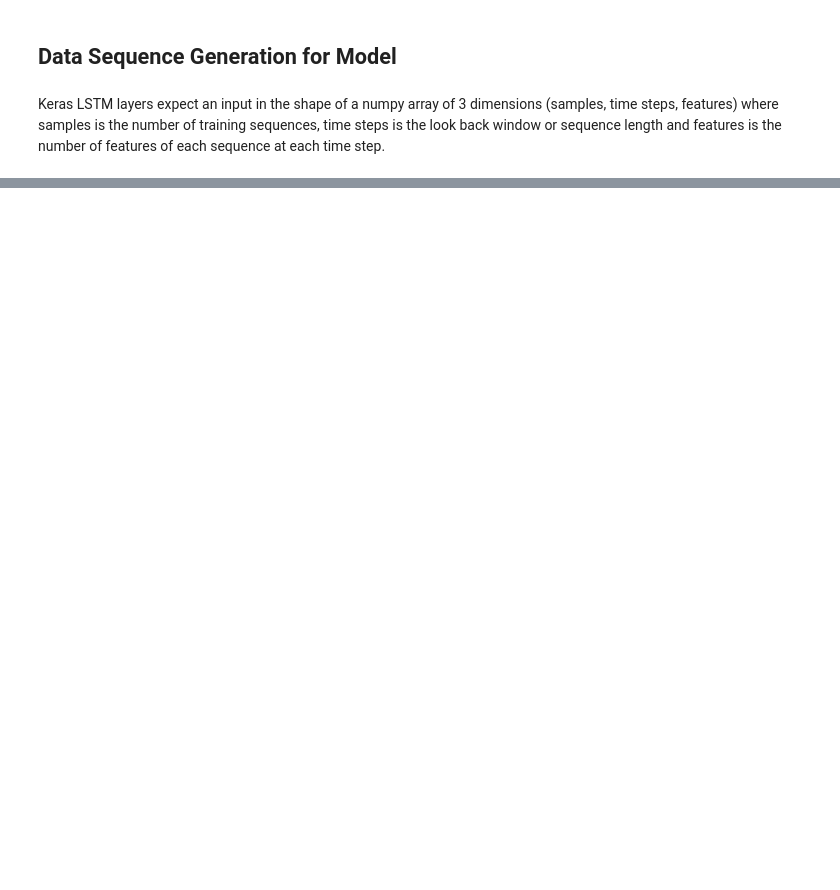
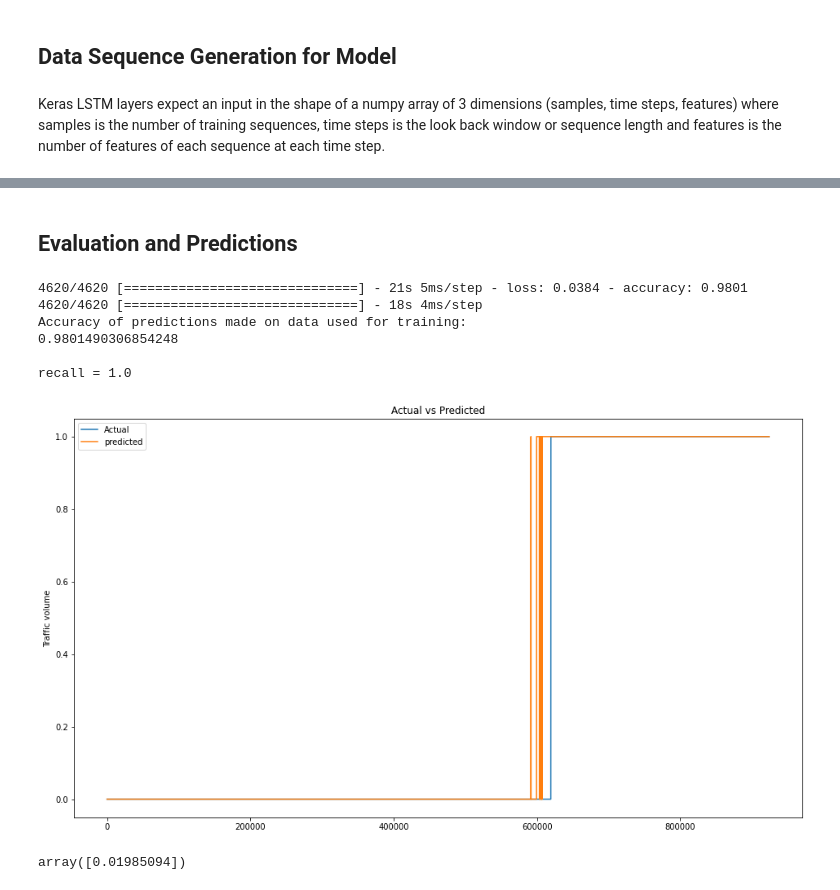
Before and after one commit to arpdm/predictive-maintenance-platform, a Jupyter notebook: PdM_NASA_ENGINES_002.ipynb, the cells around one changed output, grey strips where cells are left out. Saved outputs shown, nothing was run; the diff lists cells and outputs as text; code cells hidden in the pictures; blank space fills up the shorter version.

Commit message:
Made the classification LSTM work!!!!

```diff
--- a/PdM_NASA_ENGINES_002.ipynb
+++ b/PdM_NASA_ENGINES_002.ipynb
@@ -220,0 +404,40 @@ seq_array.shape
+# %% [markdown]
+## Evaluation and Predictions
+# %%
+from sklearn.metrics import confusion_matrix, accuracy_score, recall_score, precision_score
+
+# make predictions and compute confusion matrix
+scores = mark_001.evaluate(X_train, y_train, verbose=1, batch_size=200)
+# since it is a classification, we want to predicat classes - predict_classes is depricated so we are gonna convert to in32 if above 0.5
+y_pred = (mark_001.predict(X_train, verbose=1, batch_size=200) > 0.5).astype("int32")
+y_true = y_train
+
+print('Accuracy of predictions made on data used for training:\n{}'.format(scores[1]))
+
+# compute precision and recall
+recall = recall_score(y_true, y_pred)
+print('\nrecall = ' + str(recall))
+# %% [output]
+4620/4620 [==============================] - 21s 5ms/step - loss: 0.0384 - accuracy: 0.9801
+4620/4620 [==============================] - 18s 4ms/step
+Accuracy of predictions made on data used for training:
+0.9801490306854248
+
+recall = 1.0
+# %%
+# summarize history for Loss
+
+plt.figure(figsize=(16,9))
+plt.plot( list(y_true.reshape(-1)))
+plt.plot( list(y_pred.reshape(-1)))
+plt.title("Actual vs Predicted")
+plt.ylabel("Traffic volume")
+plt.legend(('Actual','predicted'))
+plt.show()
+# %% [output]
+[figure, added]
+# %%
+test_mae_loss = np.mean(np.abs(y_pred.reshape(1,-1) - y_true.reshape(1,-1)), axis=1)
+test_mae_loss
+# %% [output]
+array([0.01985094])
```
Also changed, not shown: parts of 39 cells of this notebook.
